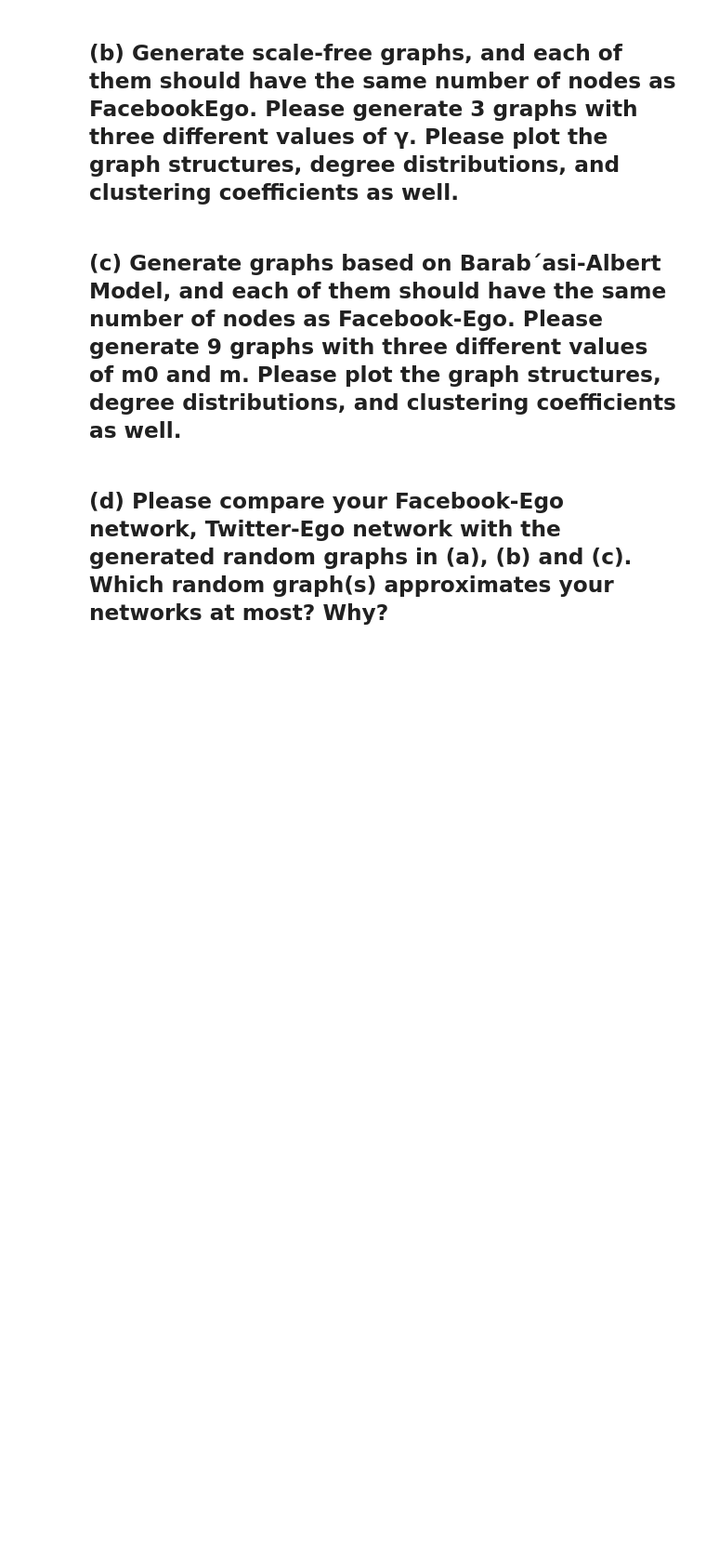
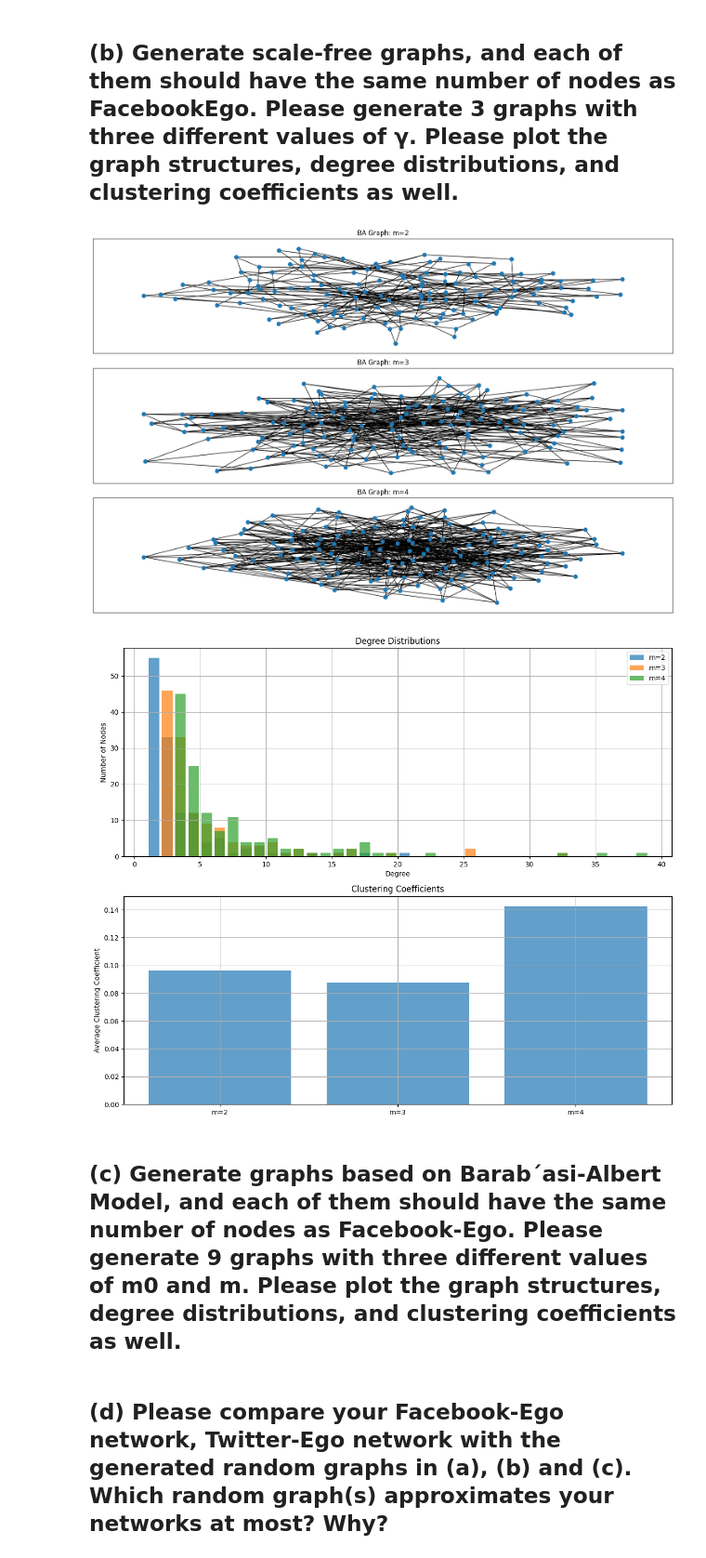
Before and after one commit to pariaighanian/Analysis_of_Complex_Netwroks, a Jupyter notebook: assignment_03.ipynb, the cells around one changed output. Shown at 93% size. Drawn from its saved outputs; the diff is of its cells as text; code cells hidden in the pictures; blank space fills up the shorter version.

```diff
--- a/assignment_03.ipynb
+++ b/assignment_03.ipynb
@@ -72,5 +103,64 @@ plt.show()
 # %% [markdown]
 ## (b) Generate scale-free graphs, and each of them should have the same number of nodes as FacebookEgo. Please generate 3 graphs with three different values of γ. Please plot the graph structures, degree distributions, and clustering coefficients as well.
+# %%
+# Set parameters for the number of nodes (Facebook-Ego network size)
+n = 133  # Number of nodes
+m_values = [2, 3, 4]  # Number of edges to attach from a new node to existing nodes
+
+# Prepare plots for the graph structures and clustering coefficients
+fig, axs = plt.subplots(len(m_values), 1, figsize=(15, 10))
+
+# Store clustering coefficients and degree distributions for analysis
+clustering_coefficients = {}
+degree_distributions = {}
+
+# Generate graphs and plots
+for i, m in enumerate(m_values):
+    # Generate Barabási-Albert graph
+    G = nx.barabasi_albert_graph(n, m)
+
+    # Plot the graph structure
+    axs[i].set_title(f'BA Graph: m={m}')
+    nx.draw_networkx(G, node_size=50, ax=axs[i], with_labels=False, pos=nx.spring_layout(G, seed=42))
+
+    # Calculate clustering coefficient
+    clustering_coeff = nx.average_clustering(G)
+    clustering_coefficients[m] = clustering_coeff
+
+    # Degree distribution
+    degrees = [G.degree(n) for n in G.nodes()]
+    degree_distribution, bins = np.histogram(degrees, bins=np.arange(min(degrees), max(degrees) + 1.5) - 0.5)
+    degree_distributions[m] = (bins[:-1], degree_distribution)
+
+# Adjust layout for graph plots
+plt.tight_layout()
+plt.show()
+
+# Plot degree distributions and clustering coefficients
+fig, axs = plt.subplots(2, 1, figsize=(12, 10))
+
+# Plot degree distributions
+for m, (bins, distribution) in degree_distributions.items():
+    axs[0].bar(bins, distribution, width=0.8, label=f'm={m}', alpha=0.7)
+
+axs[0].set_title('Degree Distributions')
+axs[0].set_xlabel('Degree')
+axs[0].set_ylabel('Number of Nodes')
+axs[0].legend()
+axs[0].grid()
+
+# Plot clustering coefficients
+axs[1].bar([f'm={m}' for m in clustering_coefficients.keys()],
+           clustering_coefficients.values(), alpha=0.7)
+axs[1].set_title('Clustering Coefficients')
+axs[1].set_ylabel('Average Clustering Coefficient')
+axs[1].grid()
+
+plt.tight_layout()
+plt.show()
+# %% [output]
+[figure, added]
+[figure, added]
 # %% [markdown]
 ## (c) Generate graphs based on Barab´asi-Albert Model, and each of them should have the same number of nodes as Facebook-Ego. Please generate 9 graphs with three different values of m0 and m. Please plot the graph structures, degree distributions, and clustering coefficients as well.
 # %% [markdown]
```
Also changed, not shown: parts of 11 cells of this notebook.
